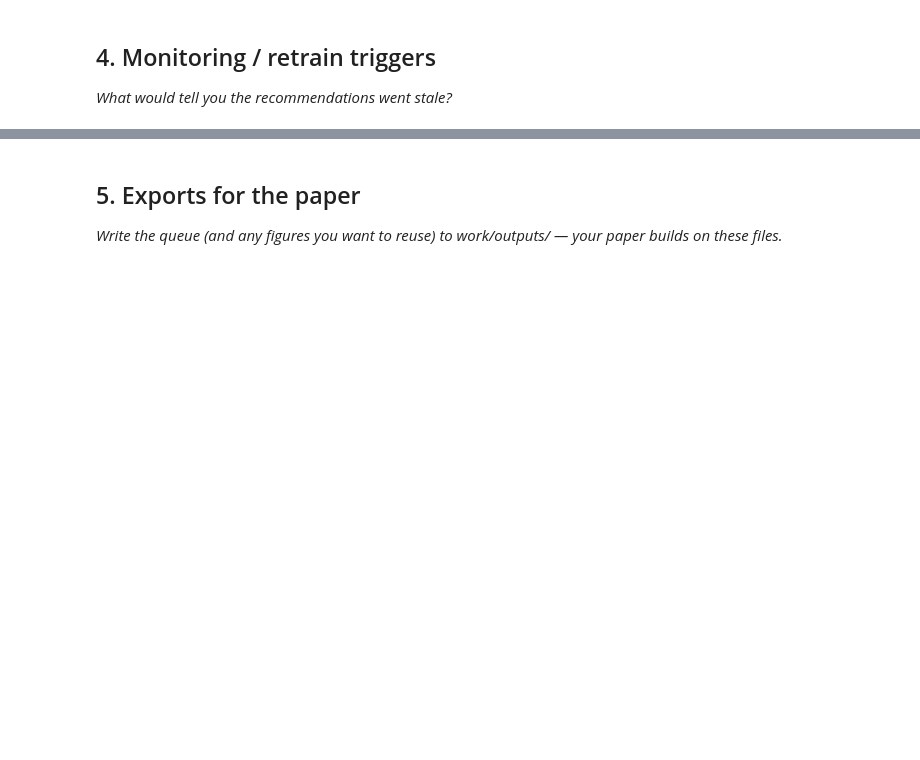
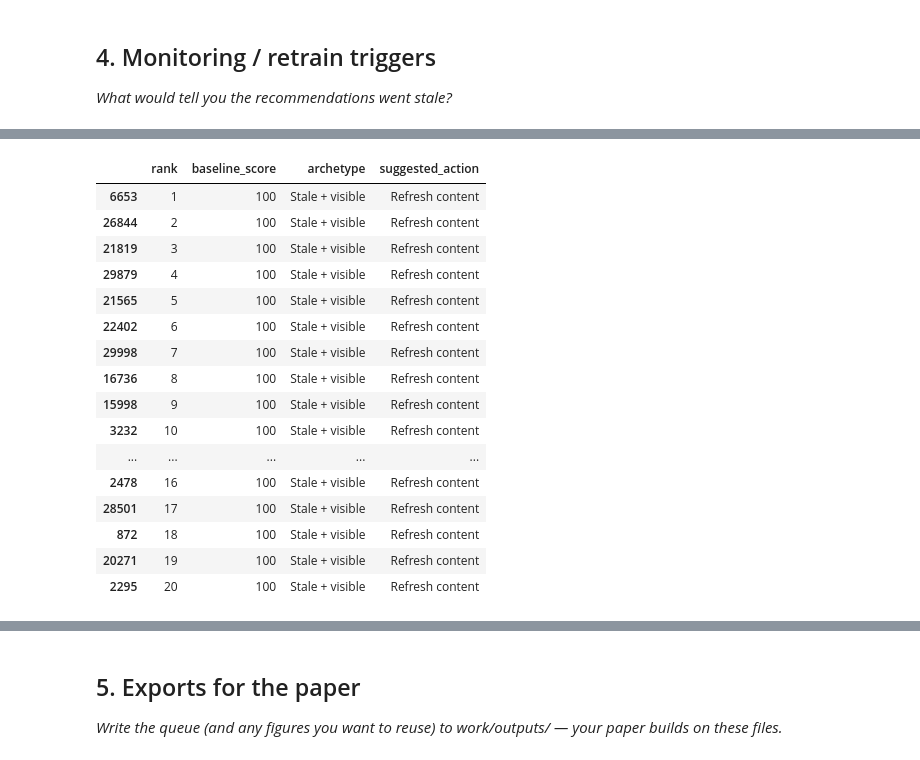
Before and after one commit to Ravikiranbathe/flyrank-ai, a Jupyter notebook: work/notebooks/w07_action_playbook.ipynb, the cells around one changed output, grey strips where cells are left out. Drawn from its saved outputs; the diff is of its cells as text; code cells hidden in the pictures; blank space fills up the shorter version.

```diff
--- a/work/notebooks/w07_action_playbook.ipynb
+++ b/work/notebooks/w07_action_playbook.ipynb
@@ -36,0 +172,58 @@ This skeleton is yours to fill. Work the sections **in order** — each one has
+# %%
+# Assign an operational archetype to each page
+
+def assign_archetype(row):
+    age = row["content_age_days"] >= 365
+    decline = row["trend_pct"] < -10
+    low_ctr = row["ctr"] < 2
+    visible = row["impressions_90d"] >= 1000
+
+    if age and visible:
+        return "Stale + visible"
+    elif decline and visible:
+        return "Declining + visible"
+    elif low_ctr and visible:
+        return "Low CTR + visible"
+    elif sum([age, decline, low_ctr, visible]) >= 3:
+        return "Multi-signal opportunity"
+    else:
+        return "Low-priority / stable"
+
+
+ranked_queue["archetype"] = ranked_queue.apply(
+    assign_archetype, axis=1
+)
+
+# Map each archetype to an action
+action_map = {
+    "Stale + visible": "Refresh content",
+    "Declining + visible": "Investigate and refresh",
+    "Low CTR + visible": "Review title/meta",
+    "Multi-signal opportunity": "High-priority review",
+    "Low-priority / stable": "Monitor"
+}
+
+ranked_queue["suggested_action"] = ranked_queue["archetype"].map(action_map)
+
+# Display top 20
+ranked_queue[
+    ["rank", "baseline_score", "archetype", "suggested_action"]
+].head(20)
+# %% [output]
+|  | rank | baseline_score | archetype | suggested_action |
+| 6653 | 1 | 100 | Stale + visible | Refresh content |
+| 26844 | 2 | 100 | Stale + visible | Refresh content |
+| 21819 | 3 | 100 | Stale + visible | Refresh content |
+| 29879 | 4 | 100 | Stale + visible | Refresh content |
+| 21565 | 5 | 100 | Stale + visible | Refresh content |
+| 22402 | 6 | 100 | Stale + visible | Refresh content |
+| 29998 | 7 | 100 | Stale + visible | Refresh content |
+| 16736 | 8 | 100 | Stale + visible | Refresh content |
+| 15998 | 9 | 100 | Stale + visible | Refresh content |
+| 3232 | 10 | 100 | Stale + visible | Refresh content |
+| ... | ... | ... | ... | ... |
+| 2478 | 16 | 100 | Stale + visible | Refresh content |
+| 28501 | 17 | 100 | Stale + visible | Refresh content |
+| 872 | 18 | 100 | Stale + visible | Refresh content |
+| 20271 | 19 | 100 | Stale + visible | Refresh content |
+| 2295 | 20 | 100 | Stale + visible | Refresh content |
```
Also changed, not shown: parts of 15 cells of this notebook.
